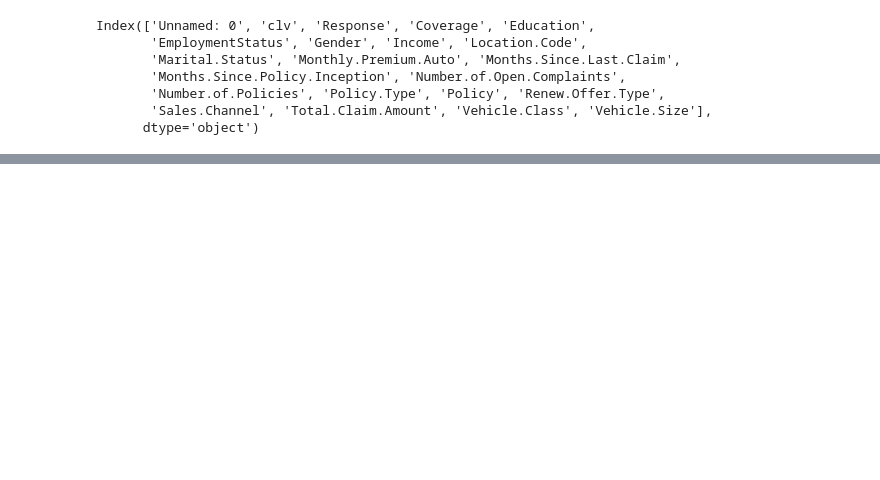
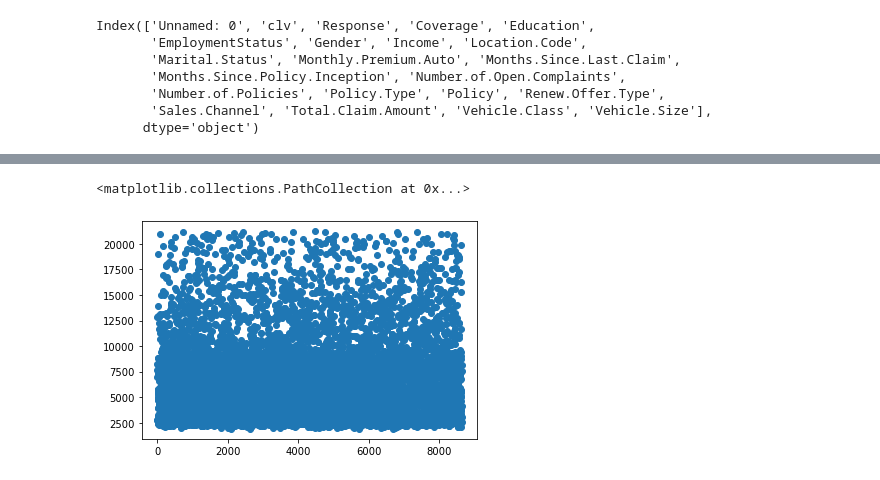
Before and after one commit to aagarwal937/Machine-learning-practise, a Jupyter notebook: ml-practise-techstack/vehicle insurance/vehicle insurance.ipynb, the cells around one changed output, grey strips where cells are left out. Saved outputs shown, nothing was run; the diff lists cells and outputs as text; code cells hidden in the pictures; blank space fills up the shorter version.

```diff
--- a/ml-practise-techstack/vehicle insurance/vehicle insurance.ipynb
+++ b/ml-practise-techstack/vehicle insurance/vehicle insurance.ipynb
@@ -73,0 +98,7 @@ Name: Policy.Type, dtype: int64
+# %%
+from sklearn import preprocessing
+encoder = preprocessing.LabelEncoder()
+
+for i in df.columns:
+    if isinstance(df[i][0], str):
+            df[i] = encoder.fit_transform(df[i])
@@ -73,0 +125,7 @@ Name: Policy.Type, dtype: int64
+# %%
+df['clv'] = df['clv'].astype(np.int64)
+# %%
+plt.scatter(df.index, df['clv'])
+# %% [output]
+<matplotlib.collections.PathCollection at 0x...>
+[figure, added]
```
Also changed, not shown: parts of 39 cells of this notebook, 1 other file.
